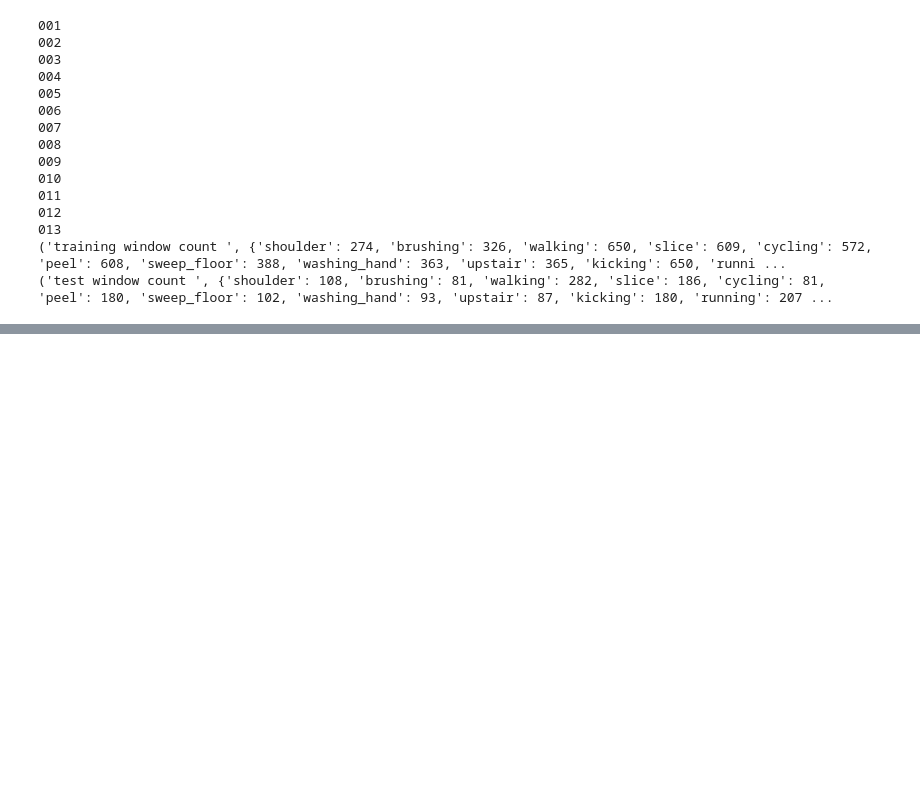
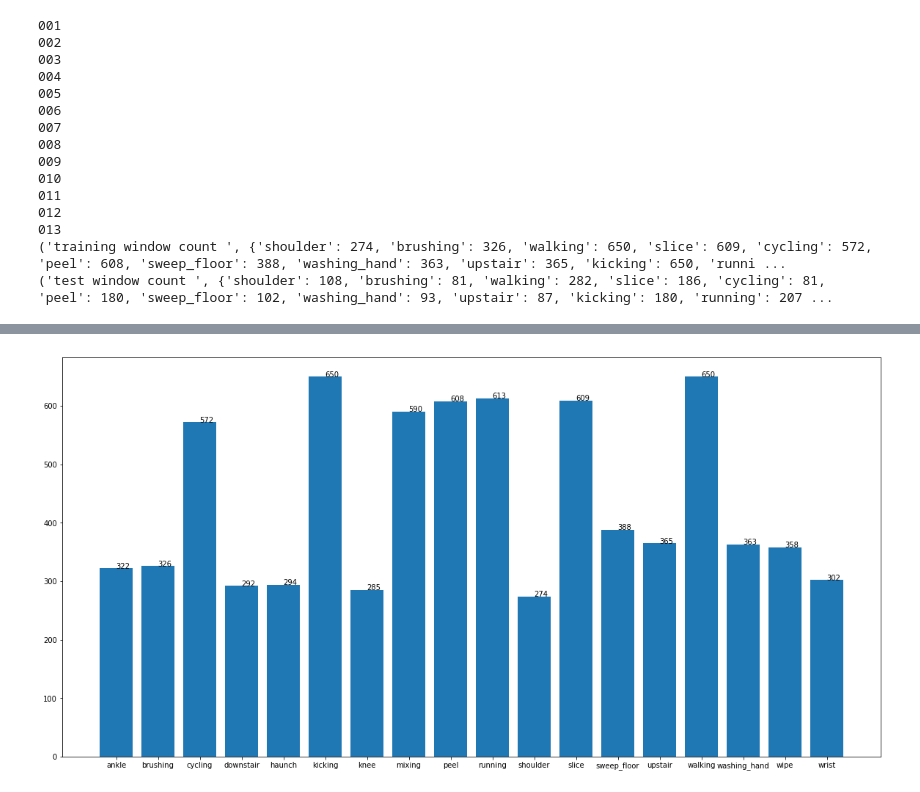
Before and after one commit to tuyenlv17/deep-learning-HAR, a Jupyter notebook: preparing-data.ipynb, the cells around one changed output, grey strips where cells are left out. Saved outputs shown, nothing was run; the diff lists cells and outputs as text; code cells hidden in the pictures; blank space fills up the shorter version.

```diff
--- a/preparing-data.ipynb
+++ b/preparing-data.ipynb
@@ -214,0 +264,9 @@ prepareTempTrainTestFormat()
+# %%
+x = list(train_window_cnt.keys())
+y = list(train_window_cnt.values())
+plt.bar(x, y)
+for a,b in zip(x, y):
+    plt.text(a, b, str(b))
+plt.show()
+# %% [output]
+[figure, added]
```
Also changed, not shown: parts of 2 cells of this notebook, 1 other file.
